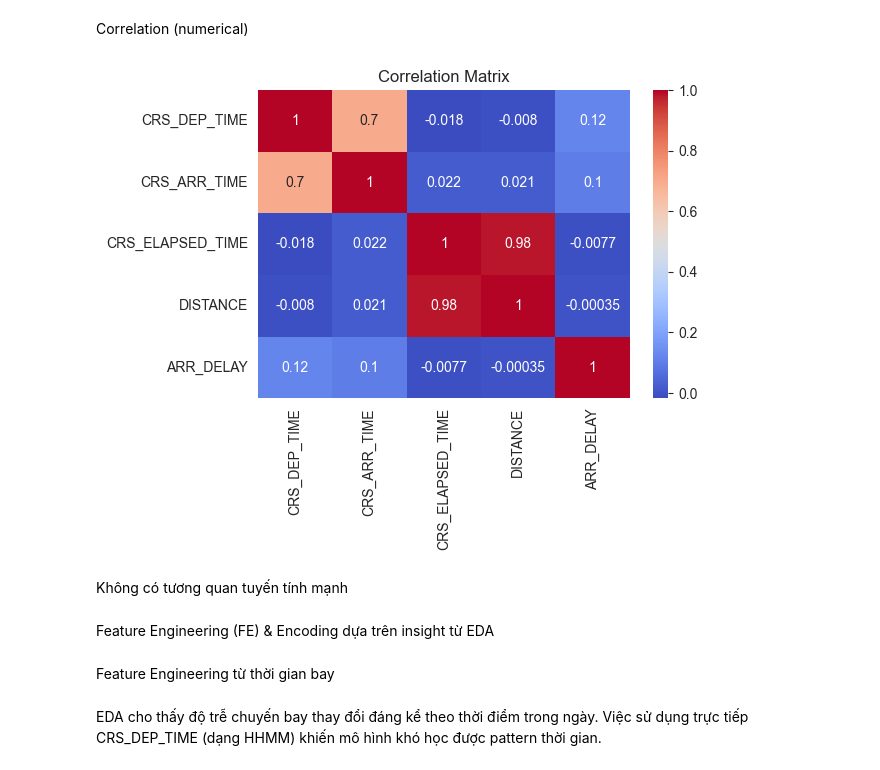
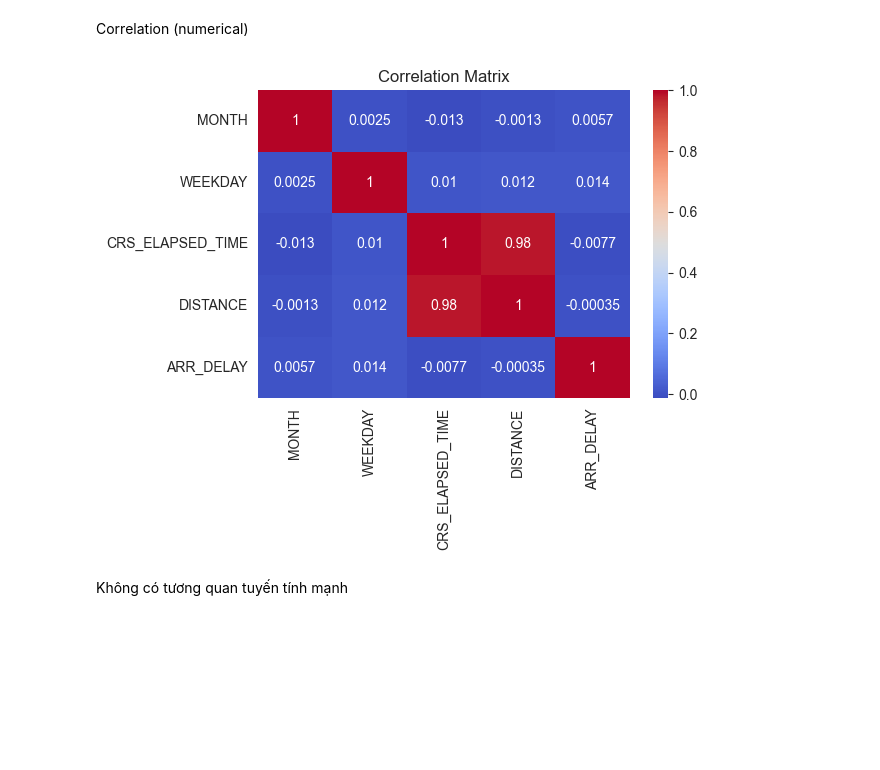
Before and after one commit to MinhPhi2504/IE313.Q12, a Jupyter notebook: flight.ipynb, the cells around one changed output. Cells and saved outputs as stored; diff of their text form; code cells hidden in the pictures; blank space fills up the shorter version.

```diff
--- a/flight.ipynb
+++ b/flight.ipynb
@@ -726,23 +845,16 @@ Bay xa → delay “ít nghiêm trọng hơn”
 Correlation (numerical)
 # %%
 num_cols = [
-    "CRS_DEP_TIME", "CRS_ARR_TIME",
+    "MONTH", "WEEKDAY",
     "CRS_ELAPSED_TIME", "DISTANCE",
     "ARR_DELAY"
 ]
 
 plt.figure(figsize=(6,4))
 sns.heatmap(df[num_cols].corr(), annot=True, cmap="coolwarm")
 plt.title("Correlation Matrix")
 plt.show()
 # %% [output]
-[figure, old version]
+[figure, new version]
 # %% [markdown]
 Không có tương quan tuyến tính mạnh
-# %% [markdown]
-Feature Engineering (FE) & Encoding dựa trên insight từ EDA
-# %% [markdown]
-Feature Engineering từ thời gian bay
-# %% [markdown]
-EDA cho thấy độ trễ chuyến bay thay đổi đáng kể theo thời điểm trong ngày.
-Việc sử dụng trực tiếp CRS_DEP_TIME (dạng HHMM) khiến mô hình khó học được pattern thời gian.
```
Also changed, not shown: parts of 45 cells of this notebook.
